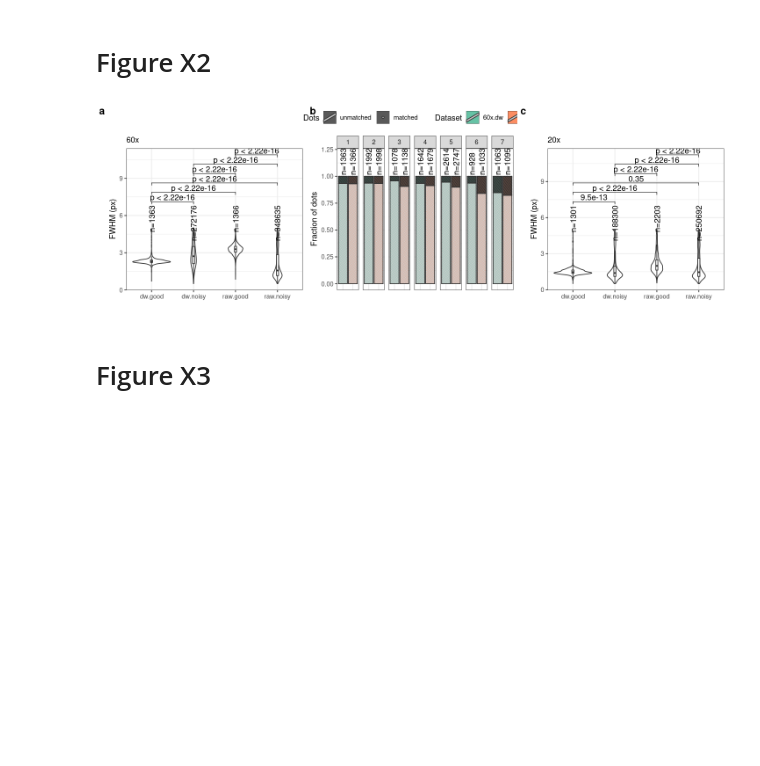
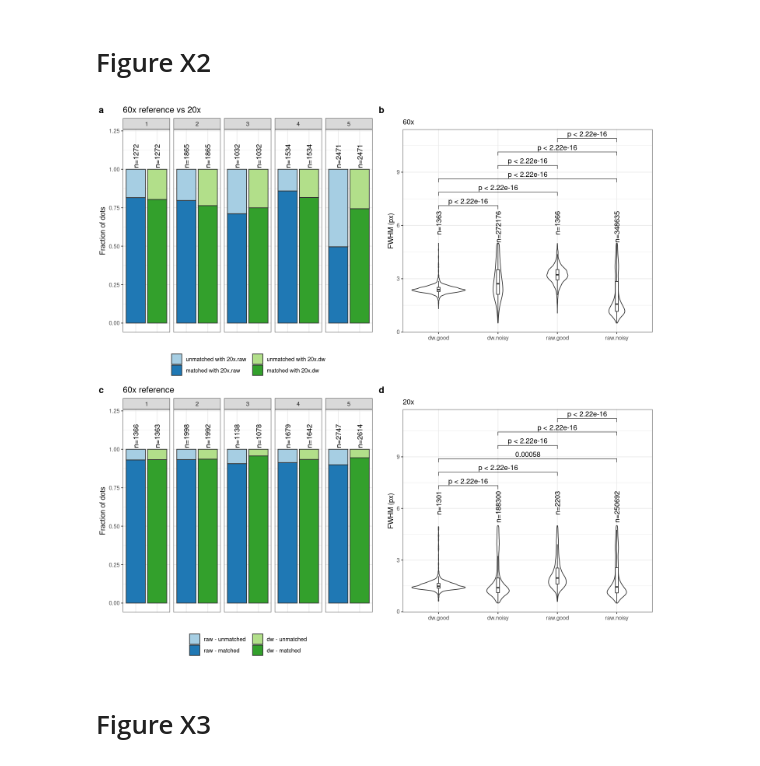
Before and after one commit to ggirelli/deconwolf-smFISH-analysis, a Jupyter notebook: manuscript/2.0_figures.ipynb, the cells around one changed output. Drawn from its saved outputs; the diff is of its cells as text; code cells hidden in the pictures; blank space fills up the shorter version.

```diff
--- a/manuscript/2.0_figures.ipynb
+++ b/manuscript/2.0_figures.ipynb
@@ -72,12 +70,13 @@ ggsave(plot=p, file="figures/supp_fig_x1.jpg", width=24, height=15, bg="white")
 plist = list(
     A=readRDS("panels_rds/supp_fig_x2a.rds"),
     B=readRDS("panels_rds/supp_fig_x2b.rds"),
-    C=readRDS("panels_rds/supp_fig_x2c.rds")
+    C=readRDS("panels_rds/supp_fig_x2c.rds"),
+    D=readRDS("panels_rds/supp_fig_x2d.rds")
 )
 # %%
-options(repr.plot.width=12, repr.plot.height=4)
-p = plot_grid(plotlist=plist, nrow=1, align="hv", axis="blt", labels="auto")
+options(repr.plot.width=12, repr.plot.height=12)
+p = plot_grid(plotlist=plist, nrow=2, align="hv", axis="blt", labels="auto")
 p
 # %% [output]
-[figure, old version]
+[figure, new version]
 # %%
```
Also changed, not shown: parts of 10 cells of this notebook, 35 other files.
